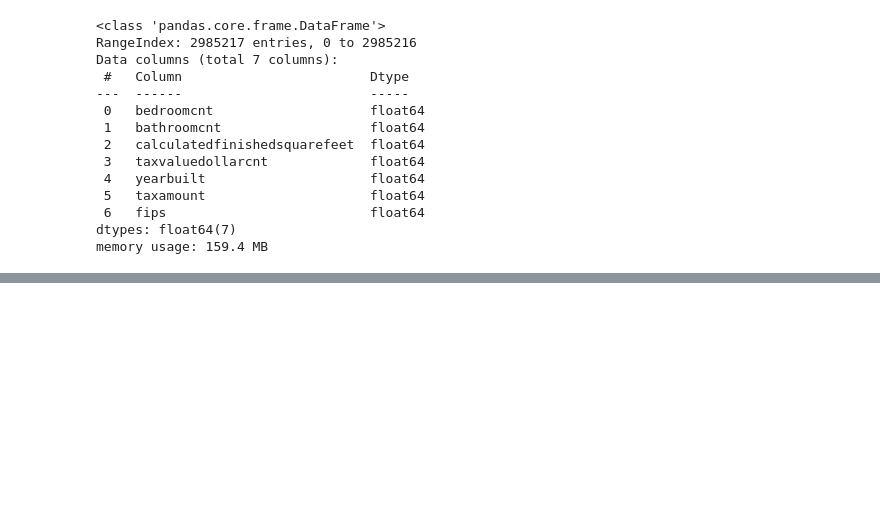
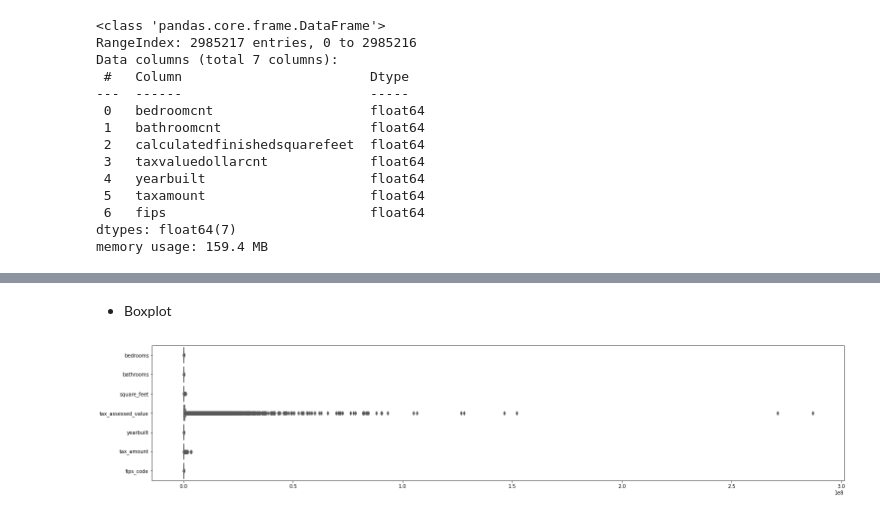
Before and after one commit to m3redithw/regression-exercises, a Jupyter notebook: wrangle.ipynb, the cells around one changed output, grey strips where cells are left out. Drawn from its saved outputs; the diff is of its cells as text; code cells hidden in the pictures; blank space fills up the shorter version.

```diff
--- a/wrangle.ipynb
+++ b/wrangle.ipynb
@@ -65,0 +171,8 @@ dtype: int64
+# %% [markdown]
+- Boxplot
+# %%
+plt.figure(figsize=(25, 5))
+ax = sns.boxplot(data=df, orient="h", palette="Set2")
+plt.show()
+# %% [output]
+[figure, added]
```
Also changed, not shown: parts of 20 cells of this notebook.
